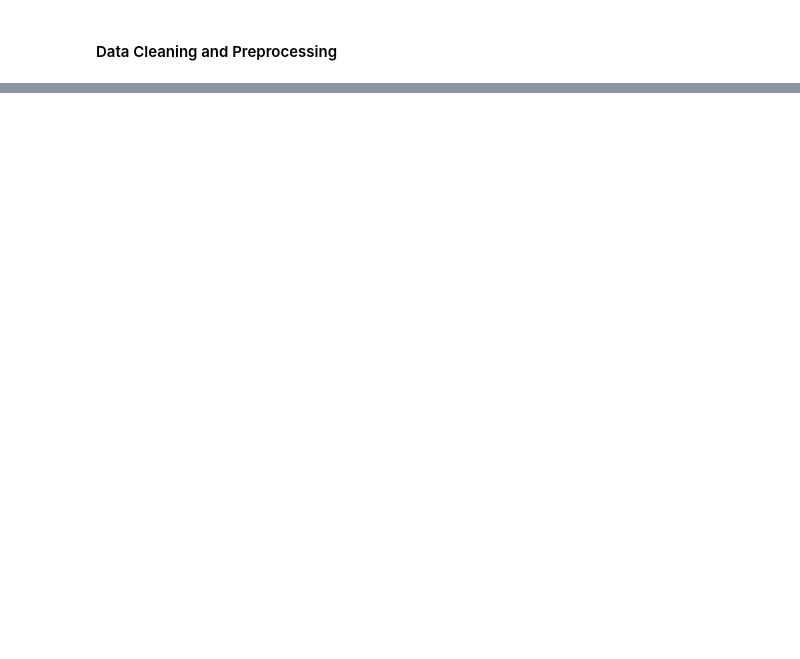
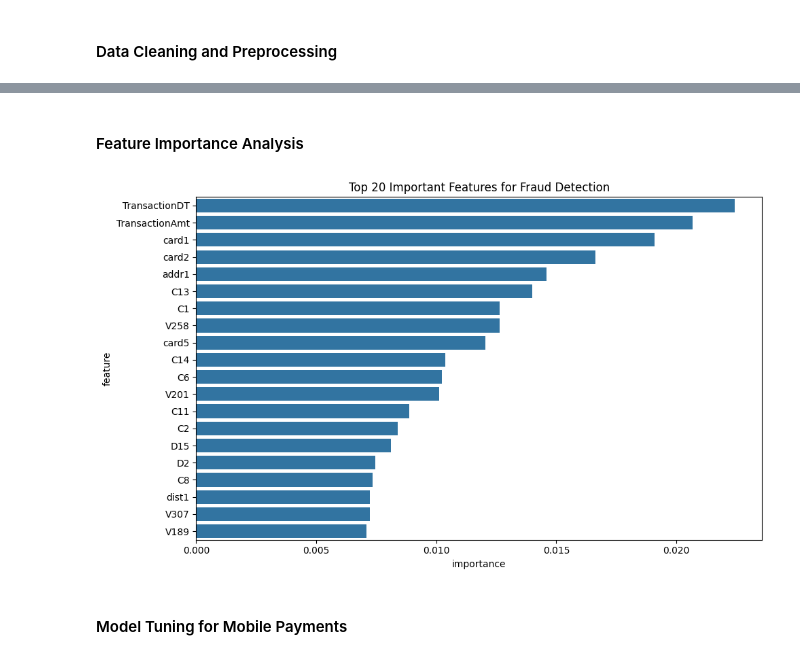
Before and after one commit to Henry-s-Final-Year-Project/Fraud-Detection-Analysis, a Jupyter notebook: Prototype/exploratory_analysis.ipynb, the cells around one changed output, grey strips where cells are left out. Cells and saved outputs as stored; diff of their text form; code cells hidden in the pictures; blank space fills up the shorter version.

Commit message:
added XGBoost and Random forest but now accuracy for fraudulent is low

```diff
--- a/Prototype/exploratory_analysis.ipynb
+++ b/Prototype/exploratory_analysis.ipynb
@@ -90,0 +94,20 @@ y_train_scaled = scaler.transform(X_test)
+# %%
+# Train Random Forest model
+rf_model = RandomForestClassifier(n_estimators=50, random_state=42)
+rf_model.fit(X_train_scaled, y_train)
+
+# Make predictions
+rf_predictions = rf_model.predict(X_test_scaled)
+
+print("Random Forest Model Performance:")
+print(classification_report(y_test, rf_predictions))
+
+# Train XGBoost model
+xgb_model = xgb.XGBClassifier(use_label_encoder=False, eval_metric="logloss")
+xgb_model.fit(X_train_scaled, y_train)
+
+# Make predictions
+xgb_predictions = xgb_model.predict(X_test_scaled)
+
+print("\nXGBoost Model Performance:")
+print(classification_report(y_test, xgb_predictions))
@@ -90,0 +136,18 @@ y_train_scaled = scaler.transform(X_test)
+# %% [markdown]
+#### Feature Importance Analysis
+# %%
+# Get feature importances from Random Forest model
+feature_importance = pd.DataFrame(
+    {"feature": X.columns, "importance": rf_model.feature_importances_}
+).sort_values("importance", ascending=False)
+
+# Plot top 20 important features
+plt.figure(figsize=(10, 6))
+sns.barplot(x="importance", y="feature", data=feature_importance.head(20))
+plt.title("Top 20 Important Features for Fraud Detection")
+plt.tight_layout()
+plt.show()
+# %% [output]
+[figure, added]
+# %% [markdown]
+#### Model Tuning for Mobile Payments
```
Also changed, not shown: parts of 4 cells of this notebook.
